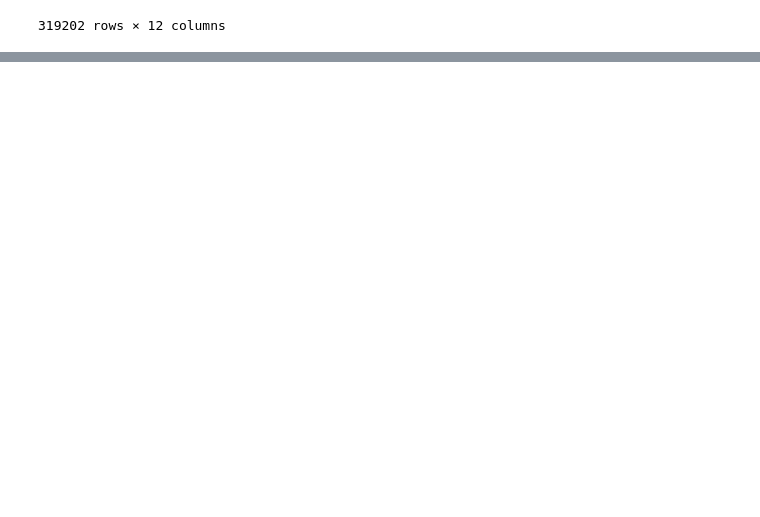
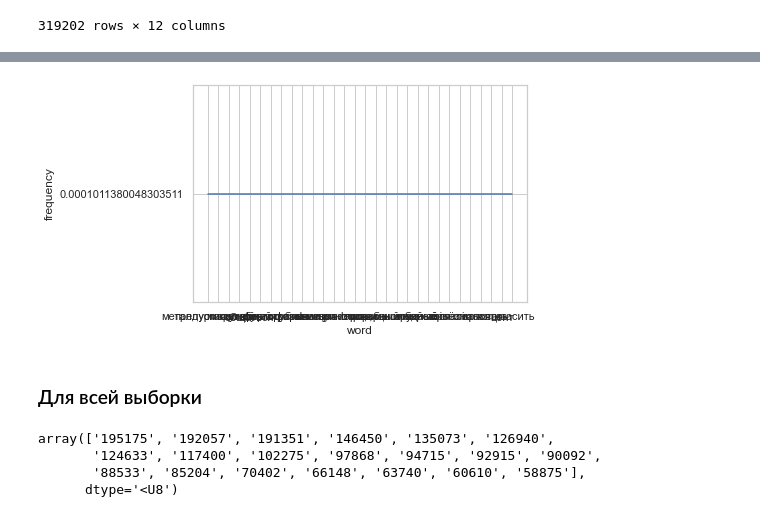
Before and after one commit to dariagerasimenko/stock_price_prediction_using_news, a Jupyter notebook: notebooks/Создание Датасета.ipynb, the cells around one changed output, grey strips where cells are left out. Drawn from its saved outputs; the diff is of its cells as text; code cells hidden in the pictures; blank space fills up the shorter version.

```diff
--- a/notebooks/Создание Датасета.ipynb
+++ b/notebooks/Создание Датасета.ipynb
@@ -388,0 +481,8 @@ Note: you may need to restart the kernel to use updated packages.
+# %%
+k = list(Counter(words).keys())
+
+v = np.array(list(Counter(words).values()))/qty
+d = [k, list(v)]
+zip_iterator = zip(k,list(v) )
+
+di = dict(zip_iterator)
@@ -388,0 +522,15 @@ Note: you may need to restart the kernel to use updated packages.
+# %%
+ff = pd.DataFrame(np.array(d).transpose(), columns = ['word', 'frequency'])
+# %%
+ff = ff.sort_values(by = ['frequency'])
+# %%
+graph = ff.head(30)
+# %%
+import seaborn as sns
+sns.set_theme(style="whitegrid")
+tips = graph
+ax = sns.lineplot(x="word", y="frequency", data=tips)
+# %% [output]
+[figure, added]
+# %% [markdown]
+### Для всей выборки
@@ -388,0 +555,7 @@ Note: you may need to restart the kernel to use updated packages.
+# %%
+x_2[1]
+# %% [output]
+array(['195175', '192057', '191351', '146450', '135073', '126940',
+       '124633', '117400', '102275', '97868', '94715', '92915', '90092',
+       '88533', '85204', '70402', '66148', '63740', '60610', '58875'],
+      dtype='<U8')
```
Also changed, not shown: parts of 68 cells of this notebook, 1 other file.
